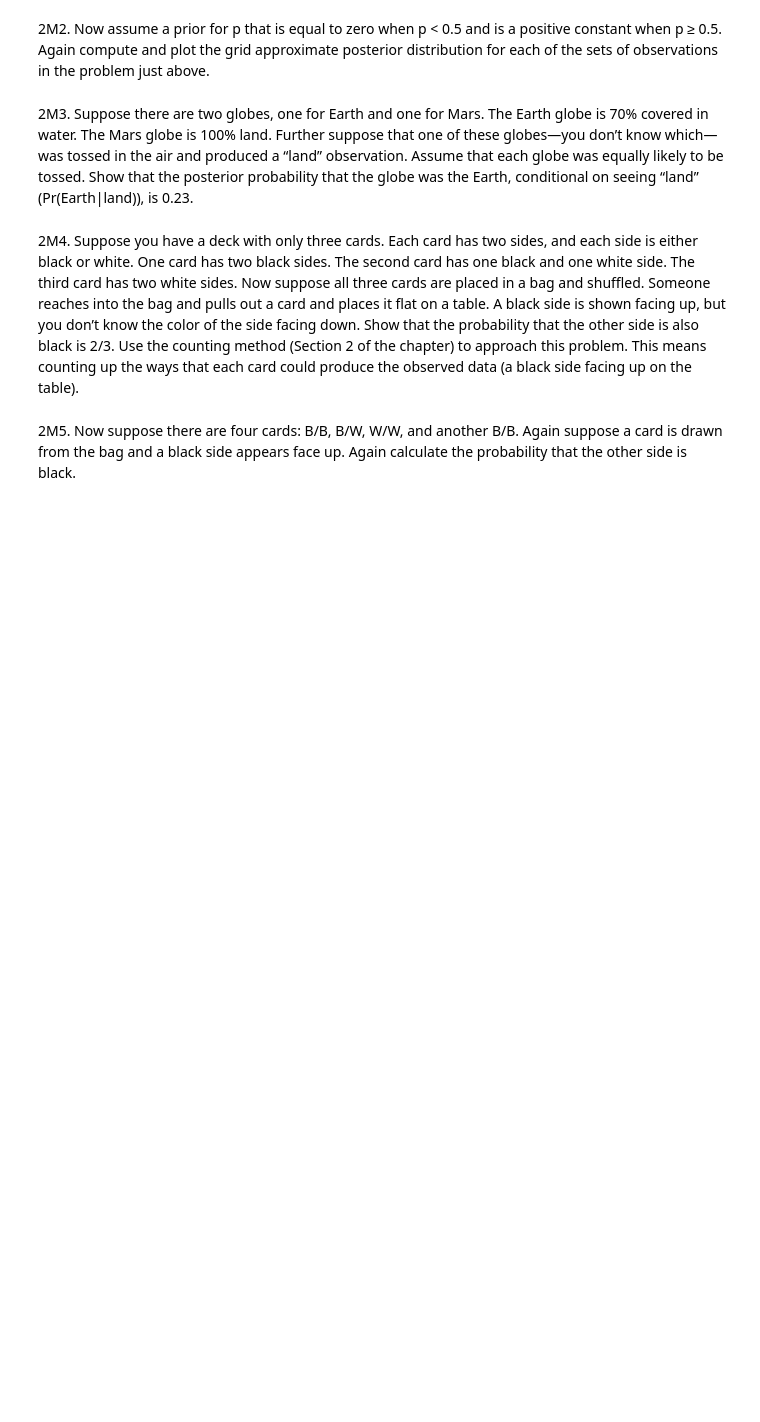
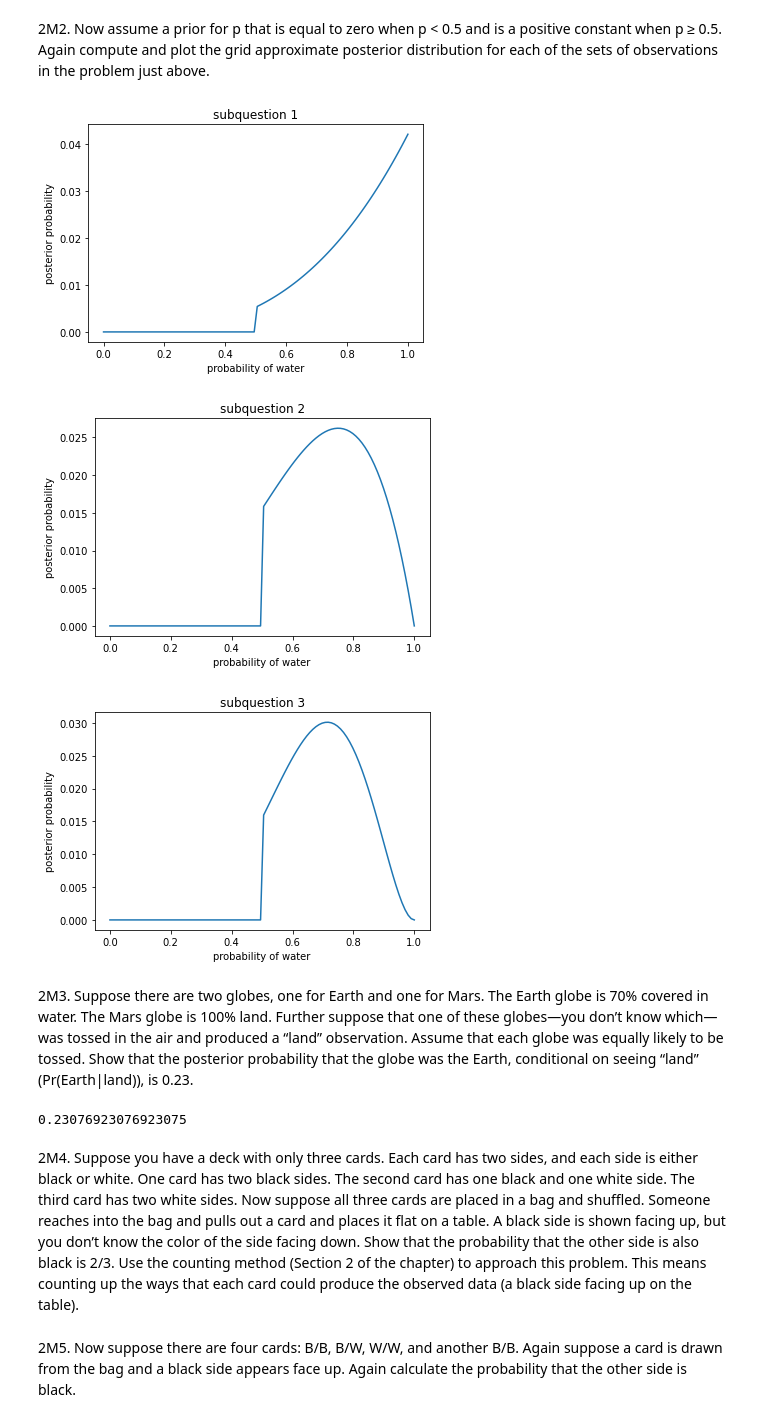
Before and after one commit to joshuachristie/statistical-rethinking, a Jupyter notebook: tfp/chapter2_questions.ipynb, the cells around one changed output. Cells and saved outputs as stored; diff of their text form; code cells hidden in the pictures; blank space fills up the shorter version.

```diff
--- a/tfp/chapter2_questions.ipynb
+++ b/tfp/chapter2_questions.ipynb
@@ -52,12 +109,59 @@ prior for p.
 2M2. Now assume a prior for p that is equal to zero when p < 0.5 and is a positive constant when
 p ≥ 0.5. Again compute and plot the grid approximate posterior distribution for each of the sets of
 observations in the problem just above.
+# %%
+grid_size = tf.constant(100)
+p_grid = tf.linspace(start=0., stop=1., num=grid_size)
+p_grid = tf.expand_dims(p_grid, 1)
+
+prior = tf.constant(np.expand_dims(np.array([0 if i < 0.5 else 1 for i in p_grid], dtype=np.float32), 1))
+prior_prob = prior / tf.math.reduce_sum(prior)
+
+q_1 = tf.constant([1,1,1])
+q_2 = tf.constant([1,1,1,0])
+q_3 = tf.constant([0,1,1,0,1,1,1])
+
+binomials = tfd.Binomial([3, 4, 7], probs=p_grid)
+
+likelihoods = binomials.prob([tf.math.reduce_sum(q_1),
+                            tf.math.reduce_sum(q_2),
+                            tf.math.reduce_sum(q_3)])
+
+marginal_likelihoods = tf.math.reduce_sum(likelihoods * prior_prob, axis=0)
+
+posterior = likelihoods * prior_prob / marginal_likelihoods
+
+for i in range(3):
+    _, ax = plt.subplots()
+    ax.plot(p_grid, posterior[:,i])
+    ax.set_xlabel('probability of water')
+    ax.set_ylabel('posterior probability')
+    ax.set_title('subquestion {}'.format(i+1))
+# %% [output]
+[figure, added]
+[figure, added]
+[figure, added]
 # %% [markdown]
 2M3. Suppose there are two globes, one for Earth and one for Mars. The Earth globe is 70% covered
 in water. The Mars globe is 100% land. Further suppose that one of these globes—you don’t know
 which—was tossed in the air and produced a “land” observation. Assume that each globe was equally
 likely to be tossed. Show that the posterior probability that the globe was the Earth, conditional on
 seeing “land” (Pr(Earth|land)), is 0.23.
+# %%
+# We want to find Pr(Earth|land) = Pr(land|Earth)Pr(Earth) / Pr(land)
+
+# prior = Pr(Earth)
+# likelihood = Pr(land|Earth) (probability of land given that we have tossed the Earth globe)
+# marginal_likelihood = Pr(land) (average probability of getting land)
+
+prior = 0.5
+likelihood = 0.3
+marginal_likelihood = 0.3 * 0.5 + 1 * 0.5
+
+posterior = prior * likelihood / marginal_likelihood
+print(posterior)
+# %% [output]
+0.23076923076923075
 # %% [markdown]
 2M4. Suppose you have a deck with only three cards. Each card has two sides, and each side is either
 black or white. One card has two black sides. The second card has one black and one white side. The
```
Also changed, not shown: parts of 14 cells of this notebook.
